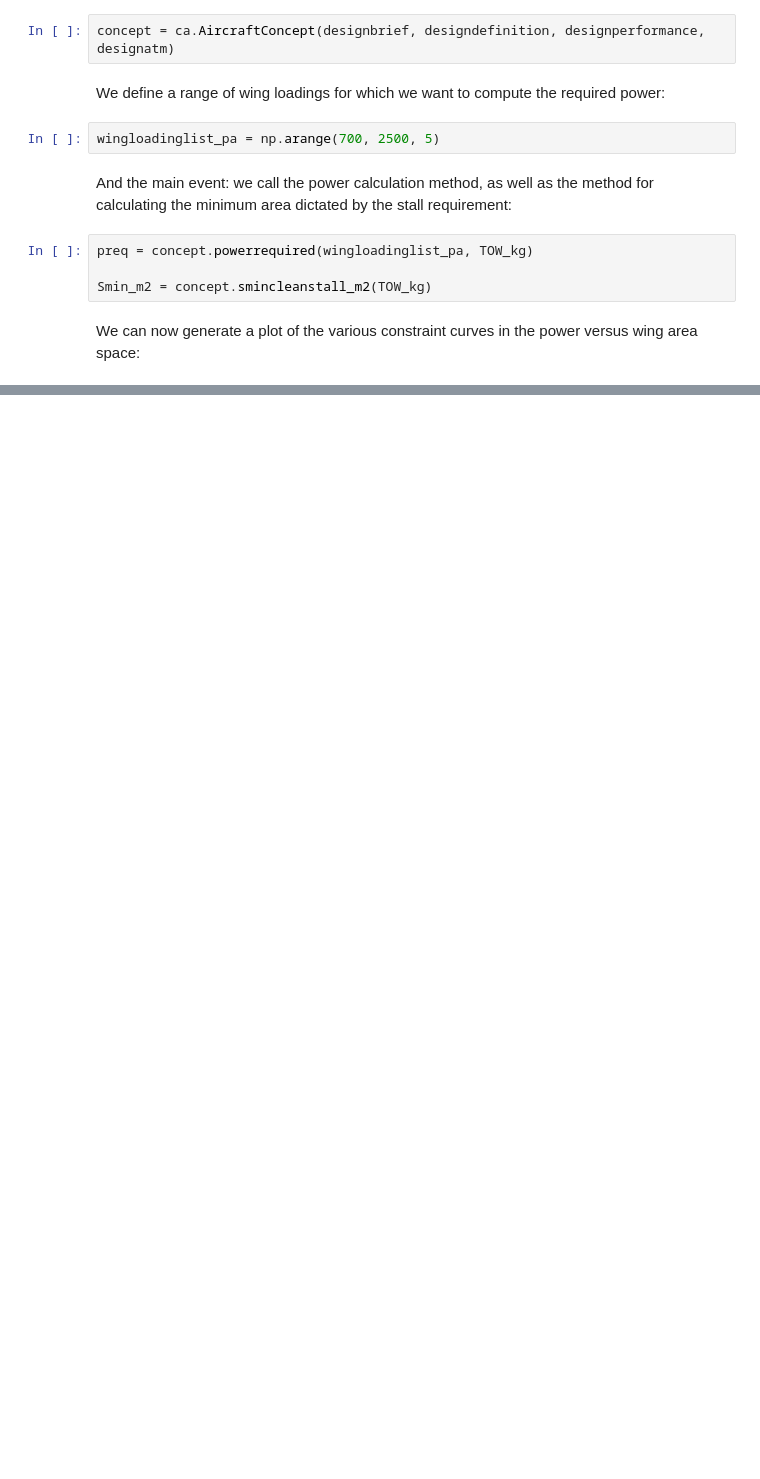
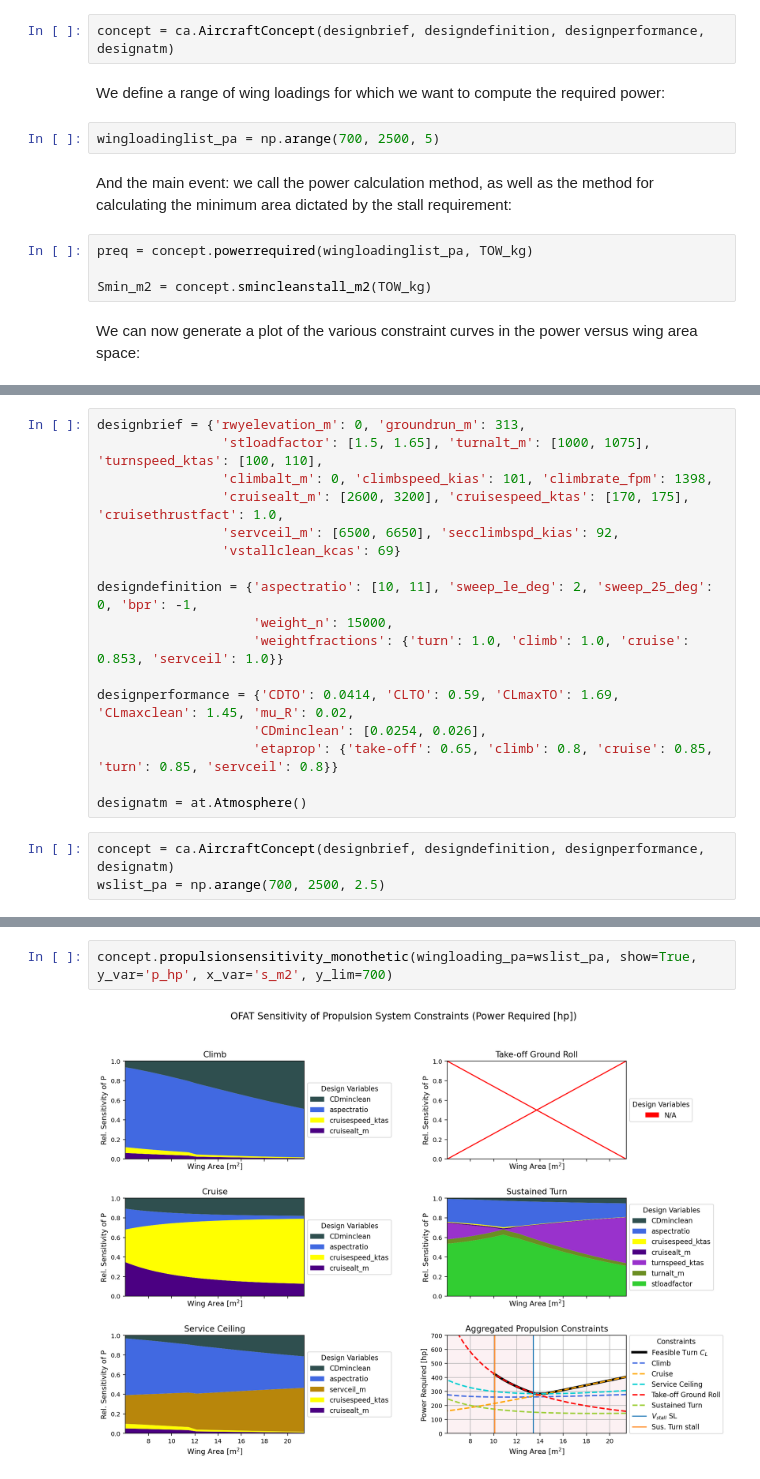
Before and after one commit to sobester/ADRpy, a Jupyter notebook: docs/ADRpy/notebooks/Constraint analysis of a single engine piston prop.ipynb, the cells around one changed output, grey strips where cells are left out. Cells and saved outputs as stored; diff of their text form; blank space fills up the shorter version.

```diff
--- a/docs/ADRpy/notebooks/Constraint analysis of a single engine piston prop.ipynb
+++ b/docs/ADRpy/notebooks/Constraint analysis of a single engine piston prop.ipynb
@@ -80,0 +134,20 @@ plt.show()
+# %%
+designbrief = {'rwyelevation_m': 0, 'groundrun_m': 313,
+                'stloadfactor': [1.5, 1.65], 'turnalt_m': [1000, 1075], 'turnspeed_ktas': [100, 110],
+                'climbalt_m': 0, 'climbspeed_kias': 101, 'climbrate_fpm': 1398,
+                'cruisealt_m': [2600, 3200], 'cruisespeed_ktas': [170, 175], 'cruisethrustfact': 1.0,
+                'servceil_m': [6500, 6650], 'secclimbspd_kias': 92,
+                'vstallclean_kcas': 69}
+
+designdefinition = {'aspectratio': [10, 11], 'sweep_le_deg': 2, 'sweep_25_deg': 0, 'bpr': -1,
+                    'weight_n': 15000,
+                    'weightfractions': {'turn': 1.0, 'climb': 1.0, 'cruise': 0.853, 'servceil': 1.0}}
+
+designperformance = {'CDTO': 0.0414, 'CLTO': 0.59, 'CLmaxTO': 1.69, 'CLmaxclean': 1.45, 'mu_R': 0.02,
+                    'CDminclean': [0.0254, 0.026],
+                    'etaprop': {'take-off': 0.65, 'climb': 0.8, 'cruise': 0.85, 'turn': 0.85, 'servceil': 0.8}}
+
+designatm = at.Atmosphere()
+# %%
+concept = ca.AircraftConcept(designbrief, designdefinition, designperformance, designatm)
+wslist_pa = np.arange(700, 2500, 2.5)
@@ -80,0 +160,4 @@ plt.show()
+# %%
+concept.propulsionsensitivity_monothetic(wingloading_pa=wslist_pa, show=True, y_var='p_hp', x_var='s_m2', y_lim=700)
+# %% [output]
+[figure, added]
```
Also changed, not shown: parts of 27 cells of this notebook, 5 other files.
